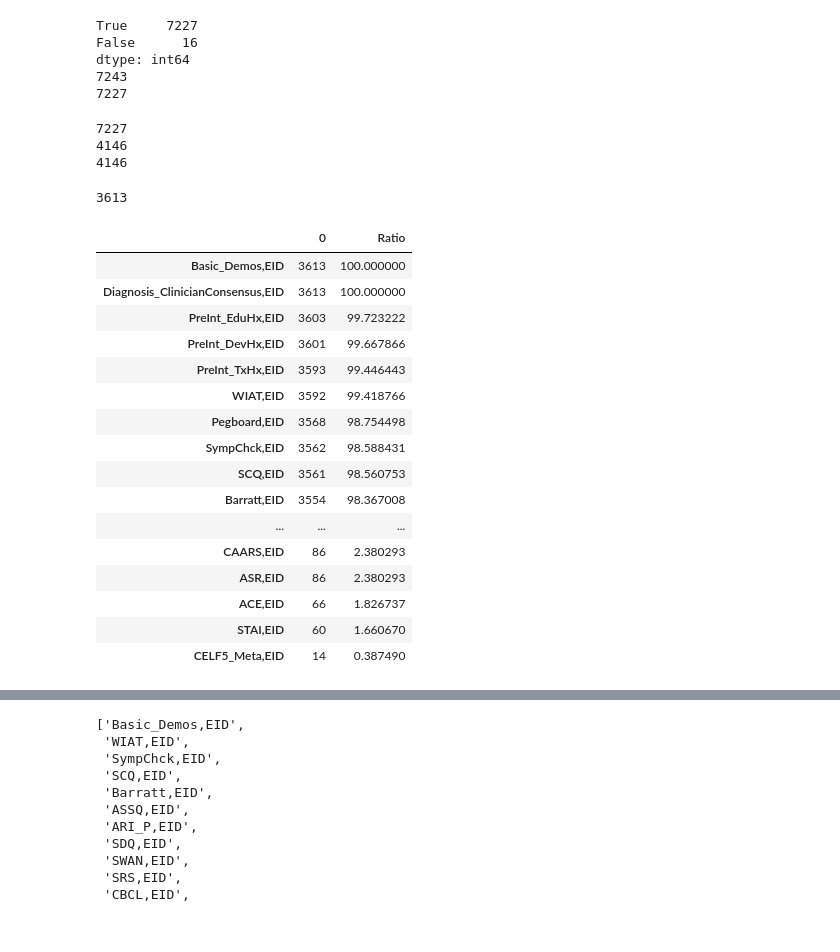
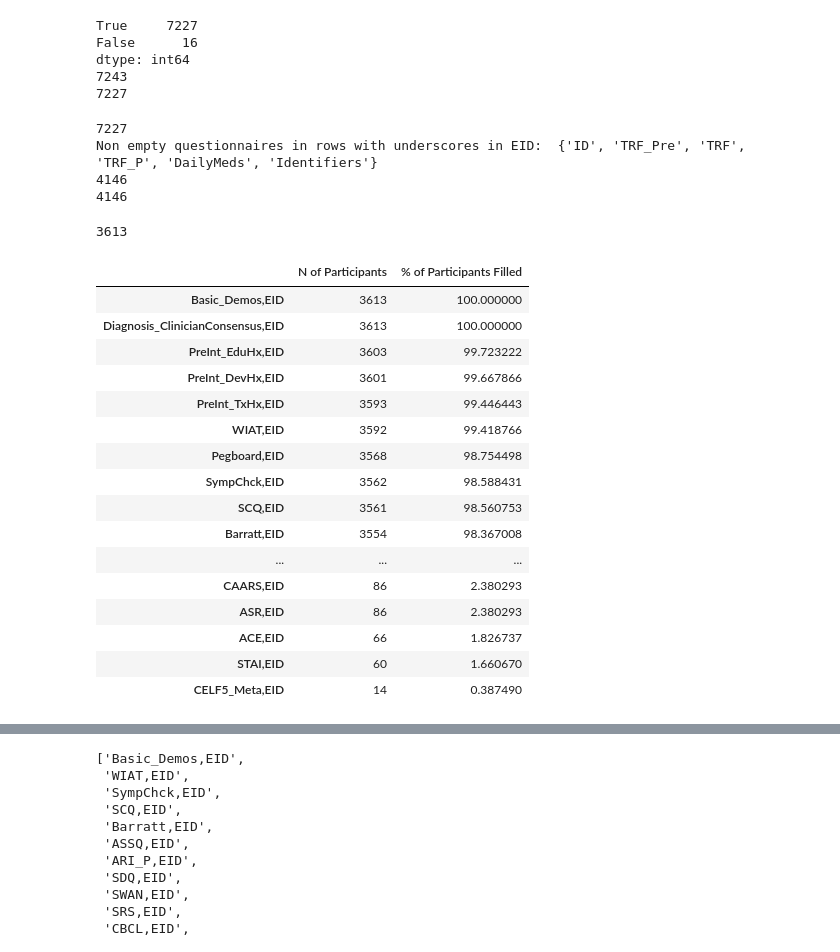
Before and after one commit to charlie42/HBN-explore, a Jupyter notebook: LORIS_data_preparation.ipynb, the cells around one changed output, grey strips where cells are left out. Drawn from its saved outputs; the diff is of its cells as text; code cells hidden in the pictures.

```diff
--- a/LORIS_data_preparation.ipynb
+++ b/LORIS_data_preparation.ipynb
@@ -226,7 +154,7 @@ rows_with_underscore_in_id = full[full["ID"].str.contains("_")]
 non_empty_columns_in_underscore = rows_with_underscore_in_id.columns[
     ~rows_with_underscore_in_id.isna().all()].tolist()
 non_empty_questionnaires_in_underscore = set([x.split(",")[0] for x in non_empty_columns_in_underscore])
-non_empty_questionnaires_in_underscore
+print("Non empty questionnaires in rows with underscores in EID: ", non_empty_questionnaires_in_underscore)
 
 # Drop rows with underscores
 non_empty_questionnaires_in_underscore.remove("Identifiers")
@@ -245,6 +173,7 @@ print(len(full_wo_underscore.index))
 print(len(full_wo_underscore["ID"].unique()))
 # %% [output]
 7227
+Non empty questionnaires in rows with underscores in EID:  {'ID', 'TRF_Pre', 'TRF', 'TRF_P', 'DailyMeds', 'Identifiers'}
 4146
 4146
 # %%
@@ -258,16 +187,17 @@ full_wo_underscore["ID"].nunique()
 # %%
 # Get list of assessments in data
 assessment_list = set([x.split(",")[0] for x in EID_cols])
 
 # Get assessments most people filled
 pd.set_option('display.max_rows', None)
 assessment_answer_counts = full_wo_underscore[EID_cols].count().sort_values(ascending=False).to_frame()
 assessment_answer_counts["Ratio"] = assessment_answer_counts[0]/full_wo_underscore["ID"].nunique()*100
+assessment_answer_counts.columns = ["N of Participants", "% of Participants Filled"]
 display(assessment_answer_counts)
 
 assessment_answer_counts.to_csv("data/output/assessment_filled_distrib.csv")
 # %% [output]
-|  | 0 | Ratio |
+|  | N of Participants | % of Participants Filled |
 | Basic_Demos,EID | 3613 | 100.000000 |
 | Diagnosis_ClinicianConsensus,EID | 3613 | 100.000000 |
 | PreInt_EduHx,EID | 3603 | 99.723222 |
```
Also changed, not shown: parts of 8 cells of this notebook.
